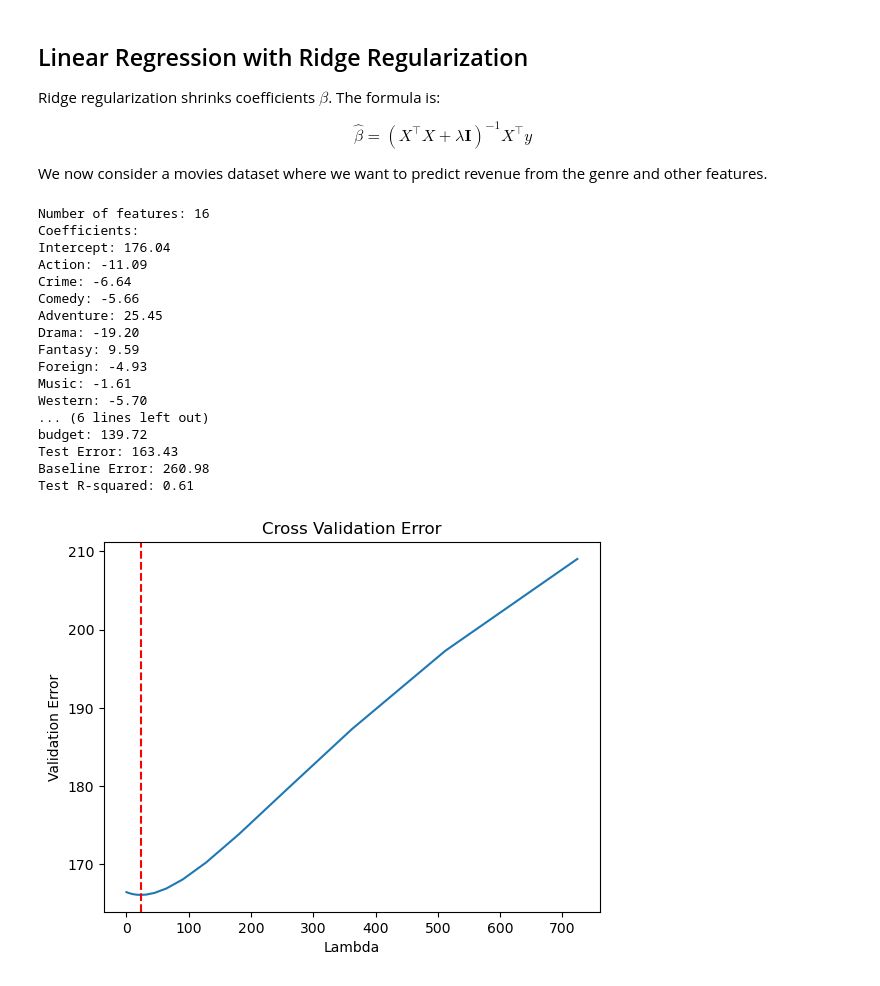
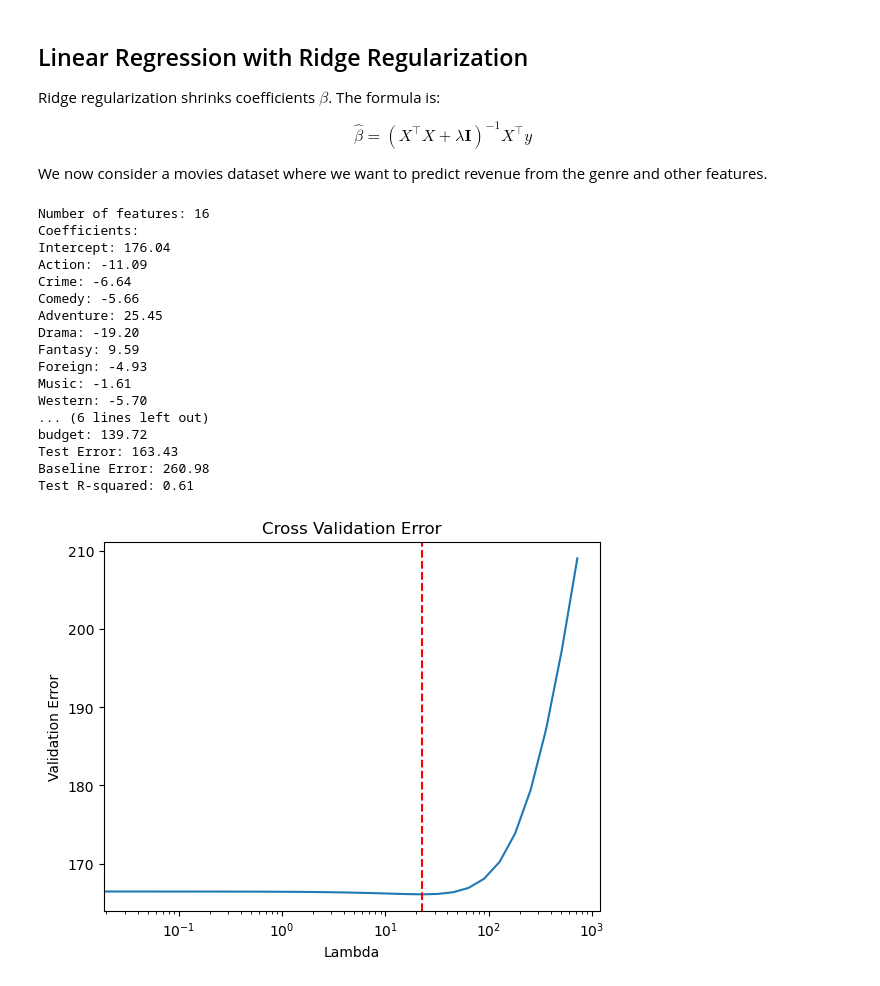
Before and after one commit to moran-teaching/stat486-website, a Jupyter notebook: nb/lec3.ipynb, the cells around one changed output. Drawn from its saved outputs; the diff is of its cells as text; code cells hidden in the pictures.

```diff
--- a/nb/lec3.ipynb
+++ b/nb/lec3.ipynb
@@ -157,4 +150,0 @@ coeffs = results.params
-# %%
-print("Coefficients:")
-for i, f in enumerate(features_list):
-    print(f"{f}: {coeffs[i]:.3f}")
@@ -462,31 +436,32 @@ print("Test Error: {:.2f}".format(test_error))
 print("Baseline Error: {:.2f}".format(baseline_error))
 print("Test R-squared: {:.2f}".format(1 - test_error ** 2 / baseline_error ** 2))
 
 
 ## plot cross validation errors
 import matplotlib.pyplot as plt
 plt.plot(candidate_set, mean_valid_errs)
 plt.axvline(x=lambda_best, color='r', linestyle='--')
 plt.xlabel("Lambda")
 plt.ylabel("Validation Error")
 plt.title("Cross Validation Error")
+plt.xscale('log')
 plt.show()
 # %% [output]
 Number of features: 16
 Coefficients:
 Intercept: 176.04
 Action: -11.09
 Crime: -6.64
 Comedy: -5.66
 Adventure: 25.45
 Drama: -19.20
 Fantasy: 9.59
 Foreign: -4.93
 Music: -1.61
 Western: -5.70
 ... (6 lines left out)
 budget: 139.72
 Test Error: 163.43
 Baseline Error: 260.98
 Test R-squared: 0.61
-[figure, old version]
+[figure, new version]
```
Also changed, not shown: parts of 7 cells of this notebook, 29 other files.
